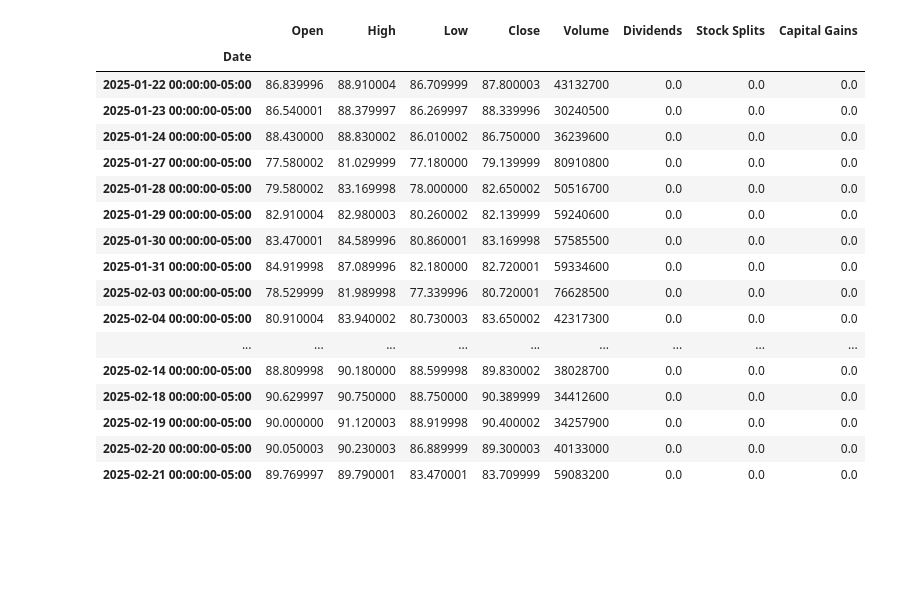
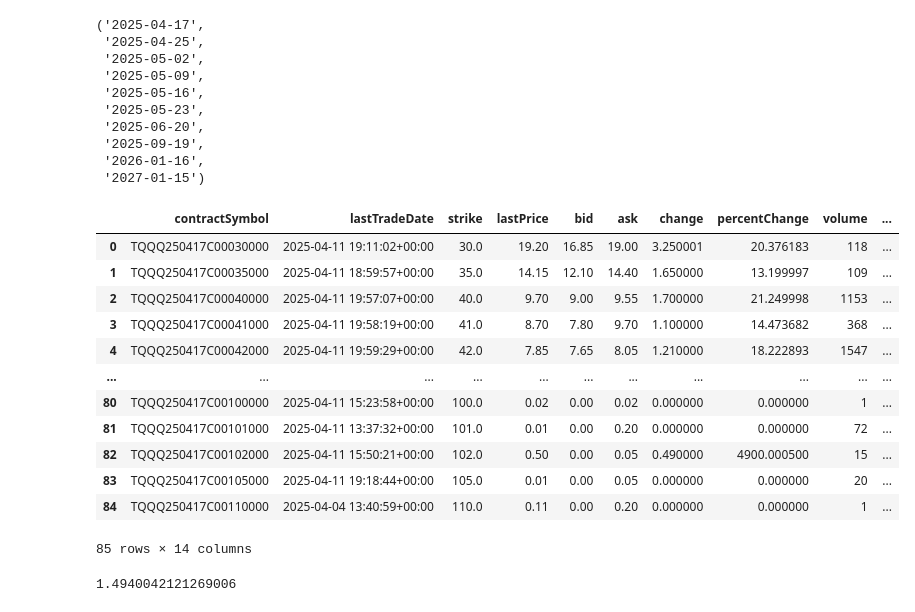
Before and after one commit to victortangggg/trading, a Jupyter notebook: research/price_movement_search.ipynb, the cells around one changed output. Saved outputs shown, nothing was run; the diff lists cells and outputs as text; code cells hidden in the pictures; blank space fills up the shorter version.

```diff
--- a/research/price_movement_search.ipynb
+++ b/research/price_movement_search.ipynb
@@ -4,23 +6,38 @@ import pandas as pd
 # %%
 ticker = yf.ticker.Ticker("TQQQ")
 # %%
-ticker.history()
+ticker.options
 # %% [output]
-|  | Open | High | Low | Close | Volume | Dividends | Stock Splits | Capital Gains |
-| Date |  |  |  |  |  |  |  |  |
-| 2025-01-22 00:00:00-05:00 | 86.839996 | 88.910004 | 86.709999 | 87.800003 | 43132700 | 0.0 | 0.0 | 0.0 |
-| 2025-01-23 00:00:00-05:00 | 86.540001 | 88.379997 | 86.269997 | 88.339996 | 30240500 | 0.0 | 0.0 | 0.0 |
-| 2025-01-24 00:00:00-05:00 | 88.430000 | 88.830002 | 86.010002 | 86.750000 | 36239600 | 0.0 | 0.0 | 0.0 |
-| 2025-01-27 00:00:00-05:00 | 77.580002 | 81.029999 | 77.180000 | 79.139999 | 80910800 | 0.0 | 0.0 | 0.0 |
-| 2025-01-28 00:00:00-05:00 | 79.580002 | 83.169998 | 78.000000 | 82.650002 | 50516700 | 0.0 | 0.0 | 0.0 |
-| 2025-01-29 00:00:00-05:00 | 82.910004 | 82.980003 | 80.260002 | 82.139999 | 59240600 | 0.0 | 0.0 | 0.0 |
-| 2025-01-30 00:00:00-05:00 | 83.470001 | 84.589996 | 80.860001 | 83.169998 | 57585500 | 0.0 | 0.0 | 0.0 |
-| 2025-01-31 00:00:00-05:00 | 84.919998 | 87.089996 | 82.180000 | 82.720001 | 59334600 | 0.0 | 0.0 | 0.0 |
-| 2025-02-03 00:00:00-05:00 | 78.529999 | 81.989998 | 77.339996 | 80.720001 | 76628500 | 0.0 | 0.0 | 0.0 |
-| 2025-02-04 00:00:00-05:00 | 80.910004 | 83.940002 | 80.730003 | 83.650002 | 42317300 | 0.0 | 0.0 | 0.0 |
-| ... | ... | ... | ... | ... | ... | ... | ... | ... |
-| 2025-02-14 00:00:00-05:00 | 88.809998 | 90.180000 | 88.599998 | 89.830002 | 38028700 | 0.0 | 0.0 | 0.0 |
-| 2025-02-18 00:00:00-05:00 | 90.629997 | 90.750000 | 88.750000 | 90.389999 | 34412600 | 0.0 | 0.0 | 0.0 |
-| 2025-02-19 00:00:00-05:00 | 90.000000 | 91.120003 | 88.919998 | 90.400002 | 34257900 | 0.0 | 0.0 | 0.0 |
-| 2025-02-20 00:00:00-05:00 | 90.050003 | 90.230003 | 86.889999 | 89.300003 | 40133000 | 0.0 | 0.0 | 0.0 |
-| 2025-02-21 00:00:00-05:00 | 89.769997 | 89.790001 | 83.470001 | 83.709999 | 59083200 | 0.0 | 0.0 | 0.0 |
+('2025-04-17',
+ '2025-04-25',
+ '2025-05-02',
+ '2025-05-09',
+ '2025-05-16',
+ '2025-05-23',
+ '2025-06-20',
+ '2025-09-19',
+ '2026-01-16',
+ '2027-01-15')
+# %%
+tqqq_option = ticker.option_chain('2025-04-17')
+tqqq_option.calls
+# %% [output]
+|  | contractSymbol | lastTradeDate | strike | lastPrice | bid | ask | change | percentChange | volume | ... |
+| 0 | TQQQ250417C00030000 | 2025-04-11 19:11:02+00:00 | 30.0 | 19.20 | 16.85 | 19.00 | 3.250001 | 20.376183 | 118 | ... |
+| 1 | TQQQ250417C00035000 | 2025-04-11 18:59:57+00:00 | 35.0 | 14.15 | 12.10 | 14.40 | 1.650000 | 13.199997 | 109 | ... |
+| 2 | TQQQ250417C00040000 | 2025-04-11 19:57:07+00:00 | 40.0 | 9.70 | 9.00 | 9.55 | 1.700000 | 21.249998 | 1153 | ... |
+| 3 | TQQQ250417C00041000 | 2025-04-11 19:58:19+00:00 | 41.0 | 8.70 | 7.80 | 9.70 | 1.100000 | 14.473682 | 368 | ... |
+| 4 | TQQQ250417C00042000 | 2025-04-11 19:59:29+00:00 | 42.0 | 7.85 | 7.65 | 8.05 | 1.210000 | 18.222893 | 1547 | ... |
+| ... | ... | ... | ... | ... | ... | ... | ... | ... | ... | ... |
+| 80 | TQQQ250417C00100000 | 2025-04-11 15:23:58+00:00 | 100.0 | 0.02 | 0.00 | 0.02 | 0.000000 | 0.000000 | 1 | ... |
+| 81 | TQQQ250417C00101000 | 2025-04-11 13:37:32+00:00 | 101.0 | 0.01 | 0.00 | 0.20 | 0.000000 | 0.000000 | 72 | ... |
+| 82 | TQQQ250417C00102000 | 2025-04-11 15:50:21+00:00 | 102.0 | 0.50 | 0.00 | 0.05 | 0.490000 | 4900.000500 | 15 | ... |
+| 83 | TQQQ250417C00105000 | 2025-04-11 19:18:44+00:00 | 105.0 | 0.01 | 0.00 | 0.05 | 0.000000 | 0.000000 | 20 | ... |
+| 84 | TQQQ250417C00110000 | 2025-04-04 13:40:59+00:00 | 110.0 | 0.11 | 0.00 | 0.20 | 0.000000 | 0.000000 | 1 | ... |
+85 rows × 14 columns
+# %%
+df = ticker.history(start="2025-03-10", end="2025-04-10")
+df['Returns'] = np.log( df['Close'] / df['Close'].shift() ).dropna()
+np.std( df['Returns'] ) * np.sqrt(252)
+# %% [output]
+1.4940042121269006
```
Also changed, not shown: parts of 8 cells of this notebook, 4 other files.
